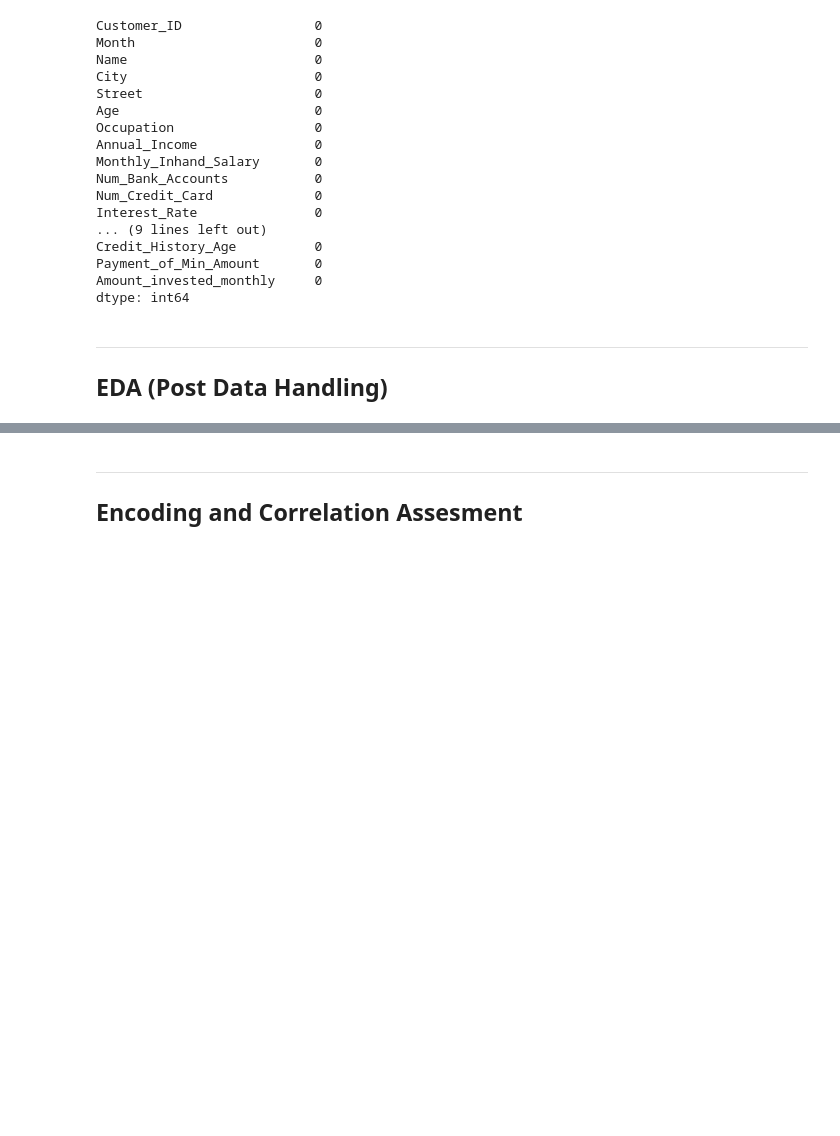
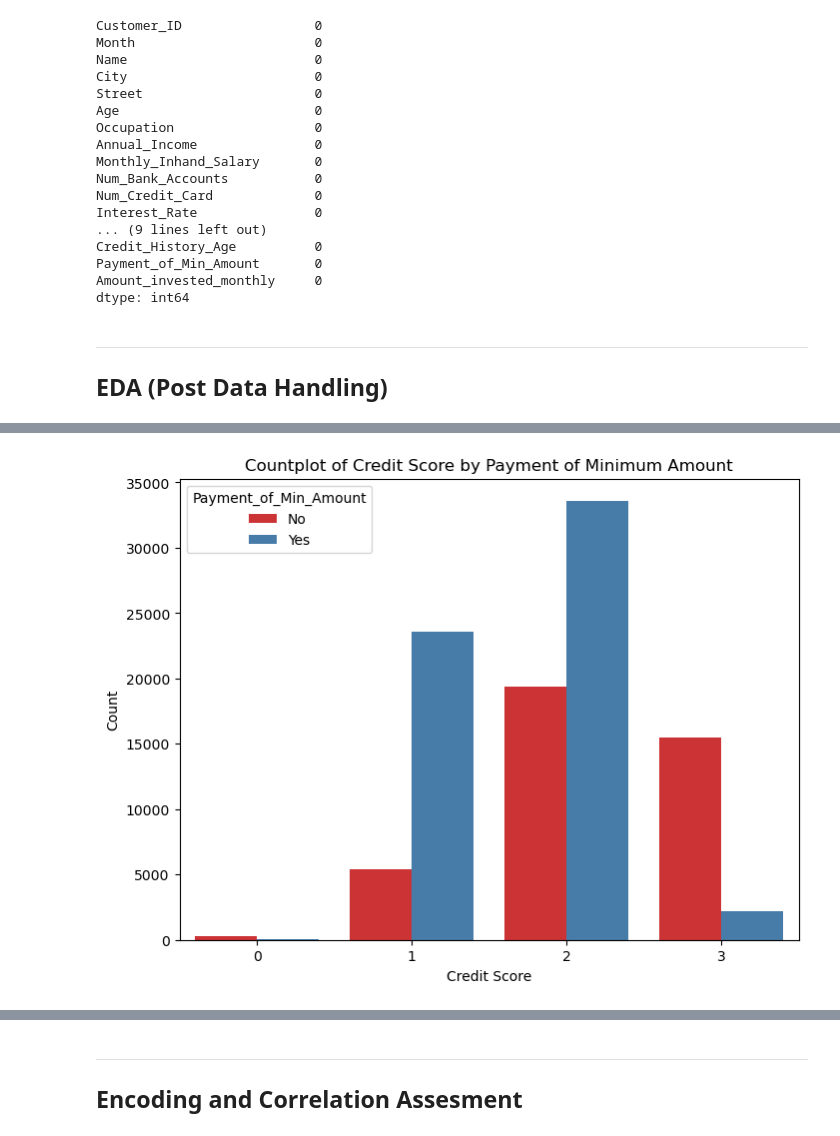
Before and after one commit to Chargent/Credit-Score-Prediction, a Jupyter notebook: main.ipynb, the cells around one changed output, grey strips where cells are left out. Cells and saved outputs as stored; diff of their text form; code cells hidden in the pictures; blank space fills up the shorter version.

```diff
--- a/main.ipynb
+++ b/main.ipynb
@@ -1205,0 +1252,10 @@ dtype: int64
+# %%
+# Create a countplot of 'Credit_Score' by 'Payment_of_Min_Amount'
+plt.figure(figsize=(8, 6))
+sns.countplot(x='Credit_Score', hue='Payment_of_Min_Amount', data=merged_df, palette='Set1')
+plt.title("Countplot of Credit Score by Payment of Minimum Amount")
+plt.xlabel("Credit Score")
+plt.ylabel("Count")
+plt.show()
+# %% [output]
+[figure, added]
```
Also changed, not shown: parts of 7 cells of this notebook.
